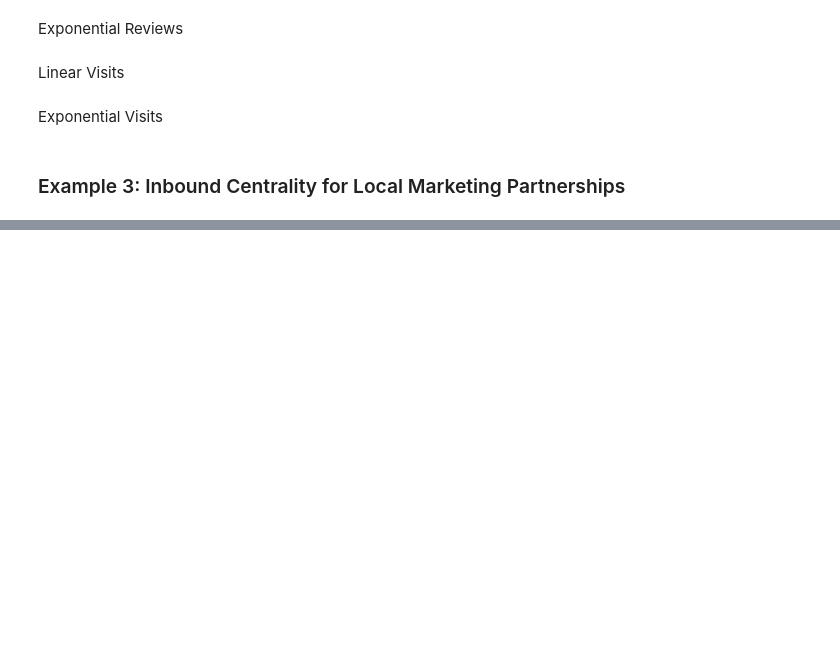
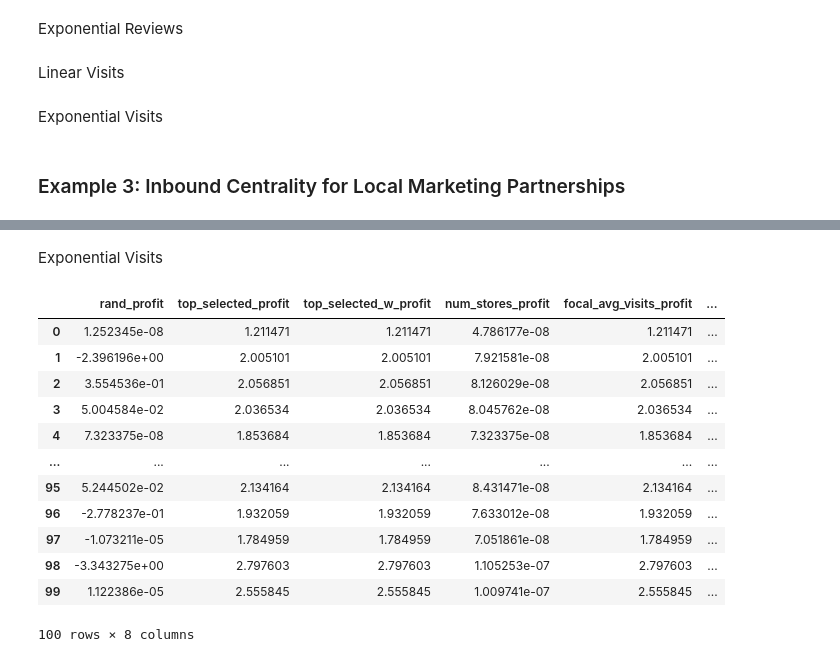
Before and after one commit to embedded-robotics/local-business-network, a Jupyter notebook: part3_visuals_tables/centrality_calculations_plot.ipynb, the cells around one changed output, grey strips where cells are left out. Cells and saved outputs as stored; diff of their text form; code cells hidden in the pictures; blank space fills up the shorter version.

```diff
--- a/part3_visuals_tables/centrality_calculations_plot.ipynb
+++ b/part3_visuals_tables/centrality_calculations_plot.ipynb
@@ -1300,0 +1147,62 @@ plt.show()
+# %% [markdown]
+Exponential Visits
+# %%
+focal_store_chosen_num = 1
+#%%
+# https://coresight.com/research/going-head-to-head-in-beauty-retailing-a-comparison-of-sephora-and-ulta/
+ranked_dic = visits_all_business_pure_visits.groupby('Focal_Stores').agg(num_neighbors=('Neib_Stores', 'count'),
+                                                   focal_avg_visits=('Foc_avg_visits', 'mean'),
+                                                   neighbor_avg_visits=('Neib_avg_visits', 'sum'),
+                                                   weighted_visits = ('weighted_visits', 'sum')
+                                                )
+
+top_selected_w = inner_centrality_visits.sort_values('weighted_influence_exp', ascending =False)[:focal_store_chosen_num].Focal_Stores.values
+top_selected = inner_centrality_visits.sort_values('influence_exp', ascending =False)[:focal_store_chosen_num].Focal_Stores.values
+num_stores = ranked_dic.sort_values('num_neighbors', ascending =False).index[:focal_store_chosen_num]
+focal_avg_visits = ranked_dic.sort_values('focal_avg_visits', ascending =False).index[:focal_store_chosen_num]
+avg_visits = ranked_dic.sort_values('neighbor_avg_visits', ascending =False).index[:focal_store_chosen_num]
+weighted_visits = ranked_dic.sort_values('weighted_visits', ascending =False).index[:focal_store_chosen_num]
+
+
+def compute_visits_eg3(store_id, current_visits_rate, num_neighboring_store = 3):
+    sub_g = visits_all_business_pure_visits[visits_all_business_pure_visits.Focal_Stores.isin(store_id)]
+    #sub_g = sub_g.sort_values('weighted_visits', ascending = False).reset_index()#[:num_neighboring_store]
+    visits = 0
+    for i in range(sub_g.shape[0]):
+        visits += sub_g['num_inf_visits_exp'].values[i]
+    return visits * current_visits_rate
+
+
+### a single collaborator store
+example_3_local_partner_choice = []
+for rand in range(100):
+    current_visits_rate = random.uniform(visits_rage[0], visits_rage[1])
+    random_selected = random.choice(ranked_dic.index)
+    rand_profit = compute_visits_eg3([random_selected], current_visits_rate)
+    top_selected_w_profit = compute_visits_eg3(top_selected_w, current_visits_rate)
+    top_selected_profit = compute_visits_eg3(top_selected, current_visits_rate)
+    num_stores_profit = compute_visits_eg3(num_stores, current_visits_rate)
+    focal_avg_visits_profit = compute_visits_eg3(focal_avg_visits, current_visits_rate)
+    avg_visits_prift = compute_visits_eg3(avg_visits, current_visits_rate)
+    closest_weighted_profit = compute_visits_eg3(weighted_visits, current_visits_rate)
+    example_3_local_partner_choice.append([rand_profit, top_selected_profit, top_selected_w_profit,  num_stores_profit, focal_avg_visits_profit, avg_visits_prift, closest_weighted_profit])
+
+
+example_3_local_partner_choice = pd.DataFrame( example_3_local_partner_choice , columns =['rand_profit', 'top_selected_profit', 'top_selected_w_profit', 'num_stores_profit', 'focal_avg_visits_profit', "avg_visits_prift", "closest_weighted_profit"])
+example_3_local_partner_choice['type'] = 'example_3_local_partner_choice'
+
+example_3_local_partner_choice
+# %% [output]
+|  | rand_profit | top_selected_profit | top_selected_w_profit | num_stores_profit | focal_avg_visits_profit | ... |
+| 0 | 1.252345e-08 | 1.211471 | 1.211471 | 4.786177e-08 | 1.211471 | ... |
+| 1 | -2.396196e+00 | 2.005101 | 2.005101 | 7.921581e-08 | 2.005101 | ... |
+| 2 | 3.554536e-01 | 2.056851 | 2.056851 | 8.126029e-08 | 2.056851 | ... |
+| 3 | 5.004584e-02 | 2.036534 | 2.036534 | 8.045762e-08 | 2.036534 | ... |
+| 4 | 7.323375e-08 | 1.853684 | 1.853684 | 7.323375e-08 | 1.853684 | ... |
+| ... | ... | ... | ... | ... | ... | ... |
+| 95 | 5.244502e-02 | 2.134164 | 2.134164 | 8.431471e-08 | 2.134164 | ... |
+| 96 | -2.778237e-01 | 1.932059 | 1.932059 | 7.633012e-08 | 1.932059 | ... |
+| 97 | -1.073211e-05 | 1.784959 | 1.784959 | 7.051861e-08 | 1.784959 | ... |
+| 98 | -3.343275e+00 | 2.797603 | 2.797603 | 1.105253e-07 | 2.797603 | ... |
+| 99 | 1.122386e-05 | 2.555845 | 2.555845 | 1.009741e-07 | 2.555845 | ... |
+100 rows × 8 columns
```
Also changed, not shown: parts of 26 cells of this notebook, 1 other file.
